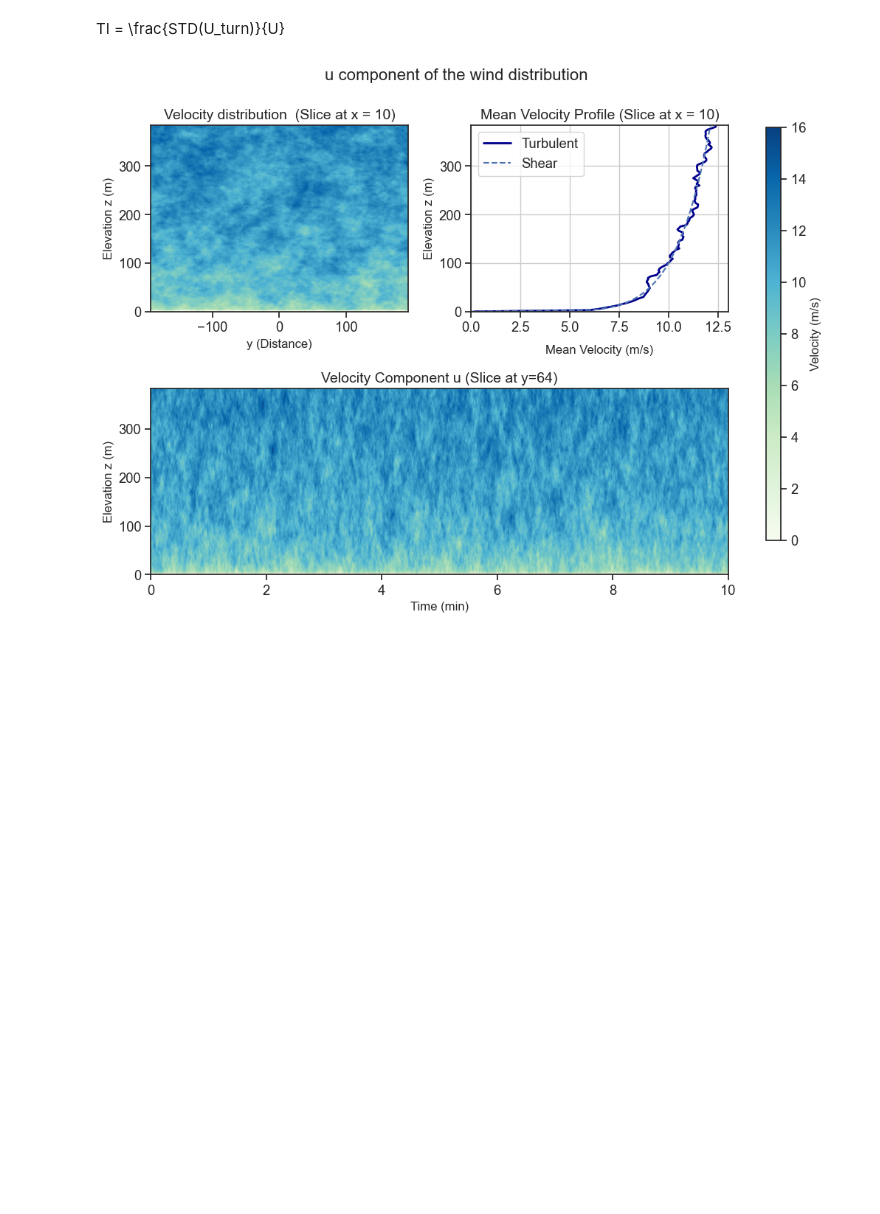
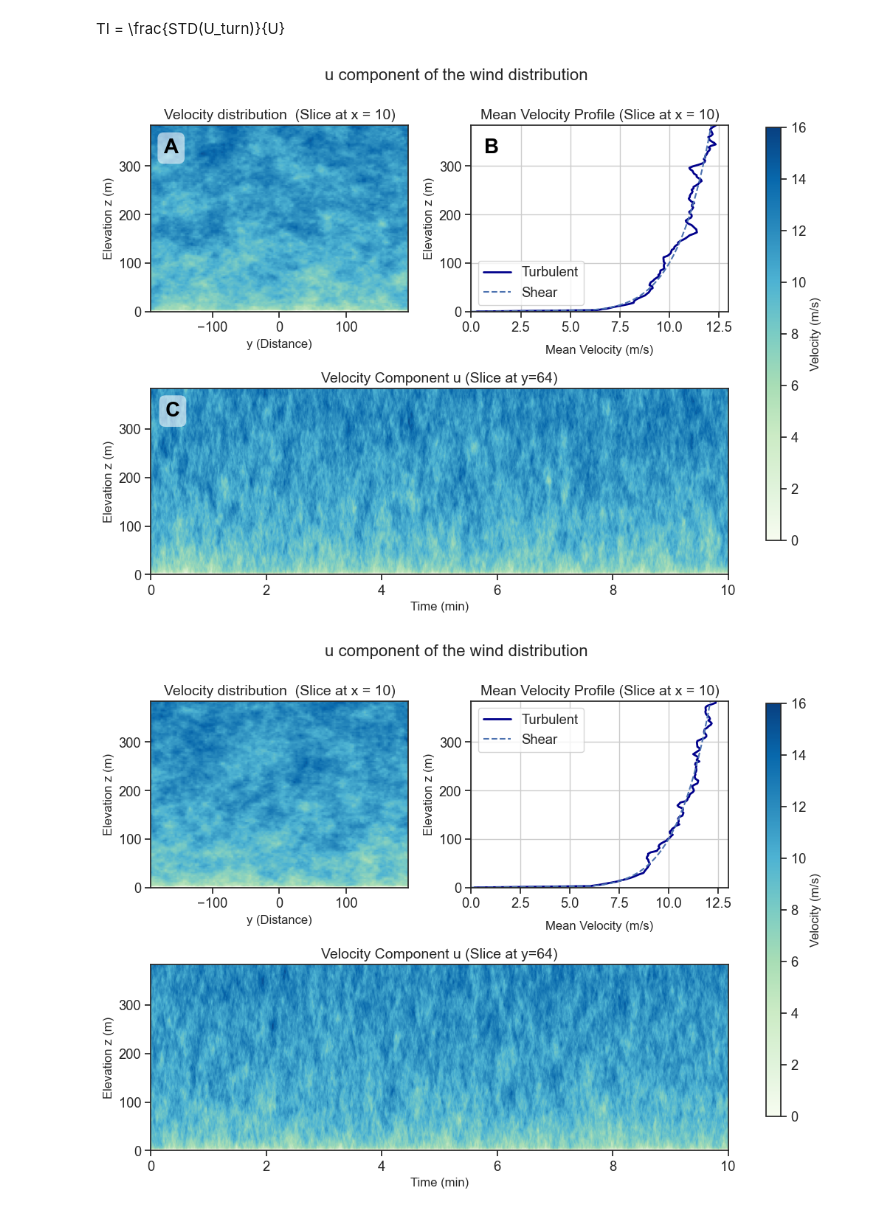
Before and after one commit to LouisPauchet/2024_INSA_EOLEProject_fore-aft_bending_turbulent, a Jupyter notebook: ProjectEOLE_Run.ipynb, the cells around one changed output. Drawn from its saved outputs; the diff is of its cells as text; code cells hidden in the pictures; blank space fills up the shorter version.

Commit message:
Update Plot

```diff
--- a/ProjectEOLE_Run.ipynb
+++ b/ProjectEOLE_Run.ipynb
@@ -91,6 +91,66 @@ for i in range(Nz):
     u_turb[:,i,:] =  u_turb[:,i,:] + UShear(z = i/Nz*Lz, u_inf=U)
 # %% [markdown]
 TI = \frac{STD(U_turn)}{U}
+# %%
+time = 10
+
+# Apply seaborn's theme and color palette
+sns.set(style="ticks", palette="deep", font_scale=1.2)
+
+# Creating the figure with 3 rows, the third one spanning both columns
+fig = plt.figure(figsize=(10, 8))
+
+# Main title for the entire figure
+fig.suptitle("u component of the wind distribution", y=0.95, fontsize=16)
+
+# Set the velocity range for the colorbar
+vmin, vmax = 0, 16
+
+# First plot: Velocity distribution (top left)
+ax1 = plt.subplot2grid((2, 2), (0, 0))
+im1 = ax1.imshow(u_turb[:, ::-1, time].T, extent=[-Ly/2, Ly/2, 0, Lz], aspect='auto', cmap="GnBu", vmin=vmin, vmax=vmax)
+ax1.set_title(f'Velocity distribution  (Slice at x = {time})', fontsize=14)
+ax1.set_xlabel('y (Distance)', fontsize=12)
+ax1.set_ylabel('Elevation z (m)', fontsize=12)
+ax1.text(0.05, 0.85, "A", transform=ax1.transAxes, fontsize=20, fontweight='bold', color='black',
+         bbox=dict(facecolor='white', edgecolor='none', boxstyle='round', alpha=0.6))
+
+# Second plot: Mean velocity profile (top right)
+ax2 = plt.subplot2grid((2, 2), (0, 1))
+ax2.plot(u_turb[:, :, time].mean(axis=0), np.linspace(0, Lz, Nz), color="darkblue", linewidth=2, label="Turbulent")
+ax2.plot(UShear(np.linspace(0, Lz, Nz), u_inf=U), np.linspace(0, Lz, Nz), "--", label="Shear")
+ax2.legend()
+ax2.set_title(f'Mean Velocity Profile (Slice at x = {time})', fontsize=14)
+ax2.set_xlabel('Mean Velocity (m/s)', labelpad=10, fontsize=12)
+ax2.set_ylabel('Elevation z (m)', fontsize=12)
+ax2.set_ylim(0, Lz)
+ax2.set_xlim(0)
+ax2.grid(True)
+ax2.text(0.05, 0.85, "B", transform=ax2.transAxes, fontsize=20, fontweight='bold', color='black',
+         bbox=dict(facecolor='white', edgecolor='none', boxstyle='round', alpha=0.6))
+
+# Third plot: Full-width plot in the bottom row spanning both columns
+ax3 = plt.subplot2grid((2, 2), (1, 0), colspan=2)
+y_pos = int(Ny / 2)
+im2 = ax3.imshow(u_turb[y_pos, ::-1, :], aspect='auto', extent=[0, Lx/U /60, 0, Lz], cmap="GnBu", vmin=vmin, vmax=vmax)
+ax3.set_title(f'Velocity Component u (Slice at y={y_pos})', fontsize=14)
+ax3.set_xlabel('Time (min)', fontsize=12)
+ax3.set_ylabel('Elevation z (m)', fontsize=12)
+ax3.text(0.025, 0.85, "C", transform=ax3.transAxes, fontsize=20, fontweight='bold', color='black',
+         bbox=dict(facecolor='white', edgecolor='none', boxstyle='round', alpha=0.6))
+
+# Single colorbar for the entire figure
+cbar_ax = fig.add_axes([0.92, 0.15, 0.02, 0.7])  # Position for the color bar [left, bottom, width, height]
+cbar = fig.colorbar(im1, cax=cbar_ax)
+cbar.set_label("Velocity (m/s)", fontsize=12)
+
+# Adjust layout to ensure proper spacing
+plt.tight_layout(rect=[0, 0, 0.9, 0.96])  # Adjust for space on the right for the colorbar
+
+plt.savefig(f"./fig/fig_combined_turbulentfield_x={_time}&y={y_pos}.svg", bbox_inches='tight')
+plt.savefig(f"./fig/fig_combined_turbulentfield_x={_time}&y={y_pos}.png", bbox_inches='tight')
+# %% [output]
+[figure, added]
 # %%
 ##Plot a sample of the wind velocity
 
```
Also changed, not shown: parts of 1 cell of this notebook.
